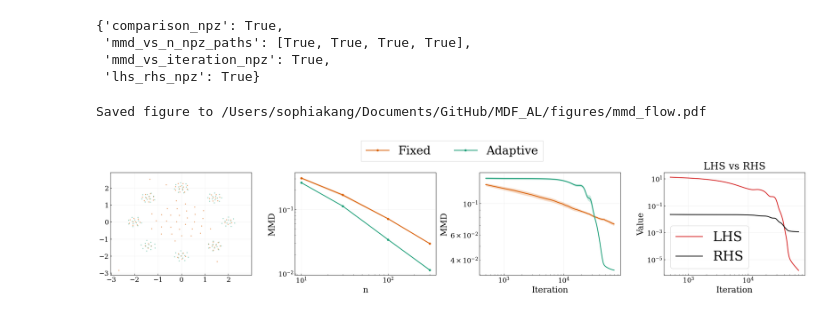
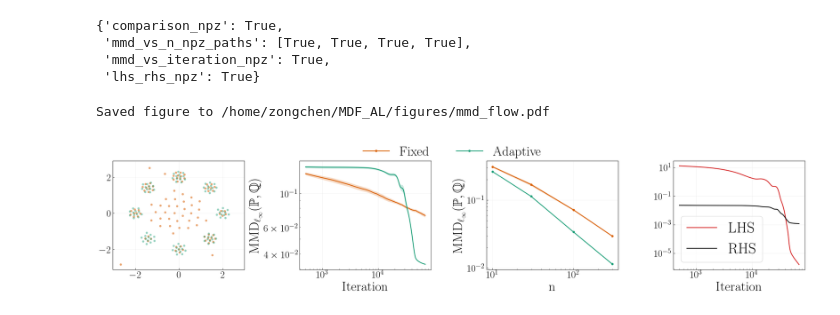
Before and after one commit to seulkang0518/MDF_AL, a Jupyter notebook: mmd_flow_plotting.ipynb, the cells around one changed output. Cells and saved outputs as stored; diff of their text form; code cells hidden in the pictures.

Commit message:
update_mmd_flow

```diff
--- a/mmd_flow_plotting.ipynb
+++ b/mmd_flow_plotting.ipynb
@@ -93,7 +102,7 @@ def _draw_comparison_plot(ax, target_samples, fixed_samples, adaptive_samples, s
     ax.scatter(
         fixed_samples[:, 0],
         fixed_samples[:, 1],
-        s=7,
+        s=COMPARISON_SCATTER_SIZE,
         c=COLORS["mmd"],
         alpha=0.55,
         edgecolors="none",
@@ -102,7 +111,7 @@ def _draw_comparison_plot(ax, target_samples, fixed_samples, adaptive_samples, s
     ax.scatter(
         adaptive_samples[:, 0],
         adaptive_samples[:, 1],
-        s=7,
+        s=COMPARISON_SCATTER_SIZE,
         c=COLORS["smmd"],
         alpha=0.45,
         edgecolors="none",
@@ -113,7 +122,7 @@ def _draw_comparison_plot(ax, target_samples, fixed_samples, adaptive_samples, s
     ax.set_xlim(x_min, x_max)
     ax.set_ylim(y_min, y_max)
     if show_legend:
-        ax.legend(loc="upper right", frameon=True)
+        ax.legend(loc="lower left")
 
 
 def _mmd_band_from_mean_se(mean, se=None, factor=2.0, se_scale=1.0):
@@ -159,12 +168,11 @@ def _draw_mmd_vs_n_plot(
     ax.plot(ns, adaptive_mmd, marker="o", color=COLORS["smmd"], label="Adaptive", zorder=3)
     ax.set_xscale("log")
     ax.set_yscale("log")
-    ax.set_xlabel("n")
+    ax.set_xlabel(r"$N$")
     if show_ylabel:
-        ax.set_ylabel("MMD")
+        ax.set_ylabel(r"$\mathrm{MMD}_{\ell_\infty}(\mathbb{P}, \mathbb{Q})$")
     ax.grid(True, which="major", alpha=0.15, linewidth=0.8)
-    if show_legend:
-        ax.legend(frameon=True)
+
 
 
 def _draw_mmd_vs_iteration_plot(
@@ -196,11 +204,9 @@ def _draw_mmd_vs_iteration_plot(
     ax.set_yscale("log")
     ax.set_xlabel("Iteration")
     if show_ylabel:
-        ax.set_ylabel("MMD")
+        ax.set_ylabel(r"$\mathrm{MMD}_{\ell_\infty}(\mathbb{P}, \mathbb{Q})$")
     # ax.set_title("MMD vs Iteration", pad=TITLE_PAD)
     ax.grid(True, which="major", alpha=0.18, linewidth=0.8)
-    if show_legend:
-        ax.legend(frameon=True)
 
 
 def _draw_lhs_rhs_plot(ax, steps, lhs, rhs, show_legend=True, show_ylabel=True):
@@ -212,12 +218,9 @@ def _draw_lhs_rhs_plot(ax, steps, lhs, rhs, show_legend=True, show_ylabel=True):
     ax.set_xscale("log")
     ax.set_yscale("log")
     ax.set_xlabel("Iteration")
-    if show_ylabel:
-        ax.set_ylabel("Value")
-    ax.set_title("LHS vs RHS", pad=TITLE_PAD)
+    # ax.set_title("LHS vs RHS", pad=TITLE_PAD)
     ax.grid(True, which="major", alpha=0.18, linewidth=0.8)
-    if show_legend:
-        ax.legend(frameon=True)
+    ax.legend(loc="lower left")
 
 
 def make_comparison_plot(
@@ -482,9 +485,9 @@ def make_four_panel_figure(
             4,
             figsize=(24, 5),
             dpi=100,
-            gridspec_kw={"width_ratios": [1.0, 1.0, 1.0, 1.0]},
+            # gridspec_kw={"width_ratios": [1.0, 1.0, 1.0, 1.0]},
         )
-        ax_comparison, ax_mmd_n, ax_mmd_iter, ax_lhs_rhs = axes
+        ax_comparison, ax_mmd_iter, ax_mmd_n, ax_lhs_rhs = axes
 
         _draw_comparison_plot(
             ax_comparison,
@@ -525,6 +528,7 @@ def make_four_panel_figure(
             bbox_to_anchor=(0.5, 1.1),
             ncol=2,
             fancybox=False,
+            frameon=False,
             facecolor="white",
             fontsize=FOUR_PANEL_LEGEND_SIZE,
         )
@@ -576,25 +580,26 @@ available_inputs
 # %%
 required_inputs = [comparison_npz, *mmd_vs_n_npz_paths, mmd_vs_iteration_npz, lhs_rhs_npz]
 missing_inputs = [path for path in required_inputs if not path.exists()]
 
 if not missing_inputs:
     fig = make_four_panel_figure(
         comparison_npz=comparison_npz,
         mmd_vs_n_npz_paths=mmd_vs_n_npz_paths,
         mmd_vs_n_ns=mmd_vs_n_ns,
         mmd_vs_iteration_npz=mmd_vs_iteration_npz,
         lhs_rhs_npz=lhs_rhs_npz,
         se_scale=1.96,
     )
     fig.savefig(OUTPUT_FIGURE, bbox_inches="tight")
     print(f"Saved figure to {OUTPUT_FIGURE}")
+    display(fig)
 else:
     print(
         f"Figure not rendered because {len(missing_inputs)} source input(s) are missing: "
         + ", ".join(str(path) for path in missing_inputs)
     )
 # %% [output]
-Saved figure to /Users/sophiakang/Documents/GitHub/MDF_AL/figures/mmd_flow.pdf
+Saved figure to /home/zongchen/MDF_AL/figures/mmd_flow.pdf
-[figure, old version]
+[figure, new version]
 # %%
 # Figures render inline in the previous cell and are also saved to OUTPUT_FIGURE.
```
Also changed, not shown: parts of 2 cells of this notebook, 2 other files.
